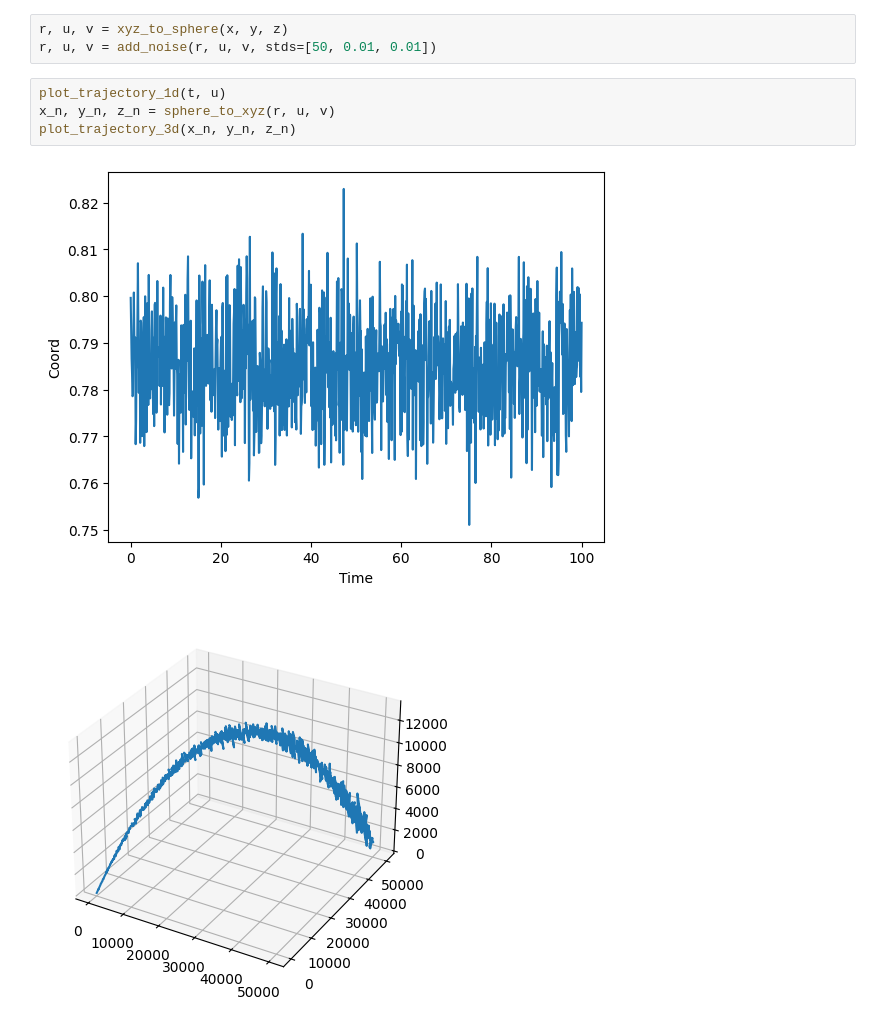
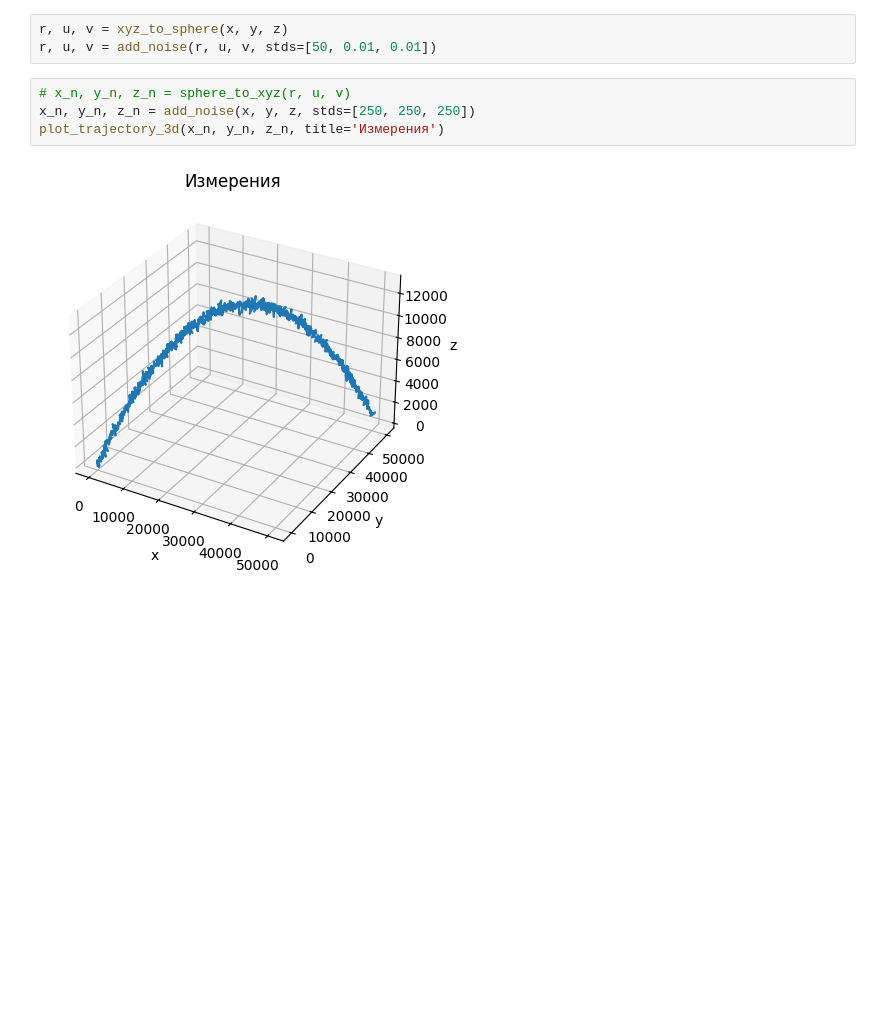
Before and after one commit to alxlnx/pyfilt, a Jupyter notebook: sandbox.ipynb, the cells around one changed output. Drawn from its saved outputs; the diff is of its cells as text; blank space fills up the shorter version.

```diff
--- a/sandbox.ipynb
+++ b/sandbox.ipynb
@@ -103,9 +266,8 @@ plot_trajectory_3d(x, y, z)
 r, u, v = xyz_to_sphere(x, y, z)
 r, u, v = add_noise(r, u, v, stds=[50, 0.01, 0.01])
 # %%
-plot_trajectory_1d(t, u)
-x_n, y_n, z_n = sphere_to_xyz(r, u, v)
-plot_trajectory_3d(x_n, y_n, z_n)
+# x_n, y_n, z_n = sphere_to_xyz(r, u, v)
+x_n, y_n, z_n = add_noise(x, y, z, stds=[250, 250, 250])
+plot_trajectory_3d(x_n, y_n, z_n, title='Измерения')
 # %% [output]
-[figure, old version]
+[figure, new version]
-[figure, removed]
```
Also changed, not shown: parts of 21 cells of this notebook.
